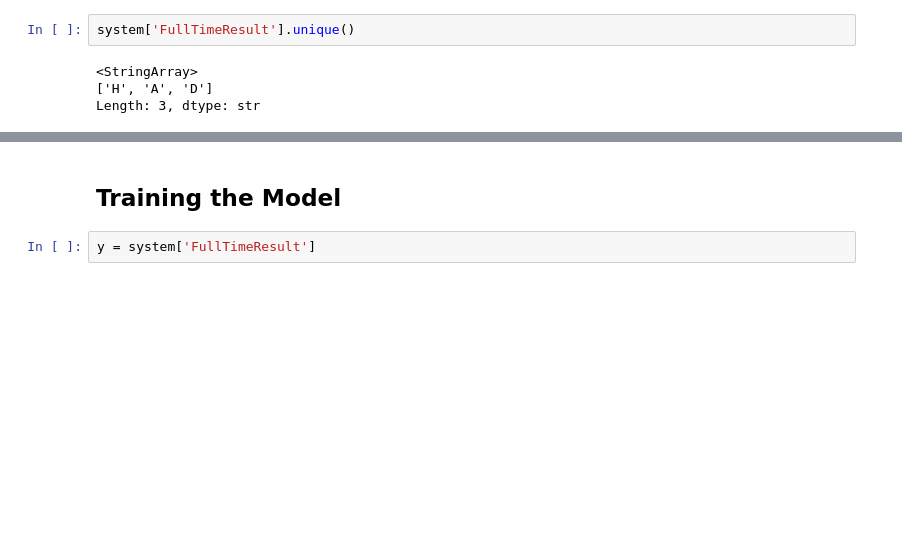
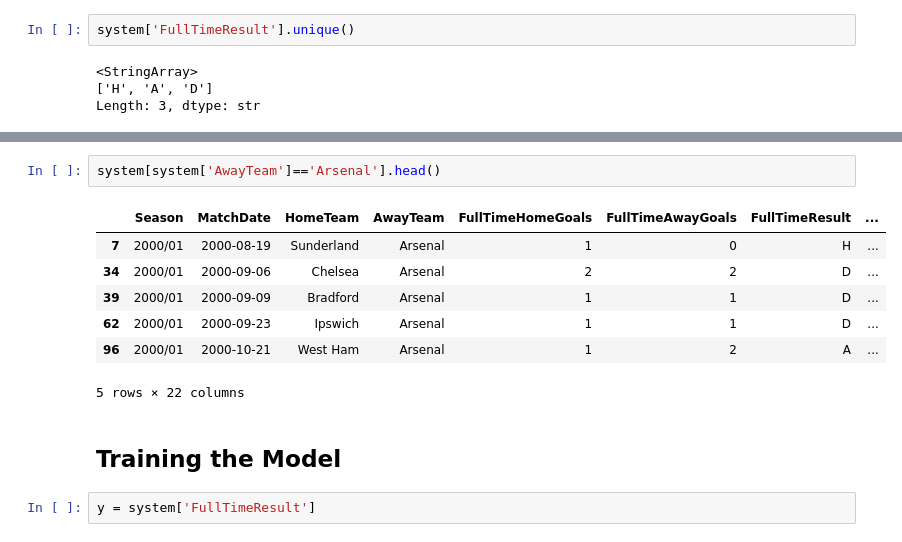
Before and after one commit to nemo-code-ai/epl-prediction-system, a Jupyter notebook: src/epl_prediction_system/system.ipynb, the cells around one changed output, grey strips where cells are left out. Drawn from its saved outputs; the diff is of its cells as text; blank space fills up the shorter version.

```diff
--- a/src/epl_prediction_system/system.ipynb
+++ b/src/epl_prediction_system/system.ipynb
@@ -107,3 +127,13 @@ Length: 3, dtype: str
+# %%
+system[system['AwayTeam']=='Arsenal'].head()
+# %% [output]
+|  | Season | MatchDate | HomeTeam | AwayTeam | FullTimeHomeGoals | FullTimeAwayGoals | FullTimeResult | ... |
+| 7 | 2000/01 | 2000-08-19 | Sunderland | Arsenal | 1 | 0 | H | ... |
+| 34 | 2000/01 | 2000-09-06 | Chelsea | Arsenal | 2 | 2 | D | ... |
+| 39 | 2000/01 | 2000-09-09 | Bradford | Arsenal | 1 | 1 | D | ... |
+| 62 | 2000/01 | 2000-09-23 | Ipswich | Arsenal | 1 | 1 | D | ... |
+| 96 | 2000/01 | 2000-10-21 | West Ham | Arsenal | 1 | 2 | A | ... |
+5 rows × 22 columns
 # %% [markdown]
 ## Training the Model
 # %%
```
Also changed, not shown: parts of 5 cells of this notebook.
